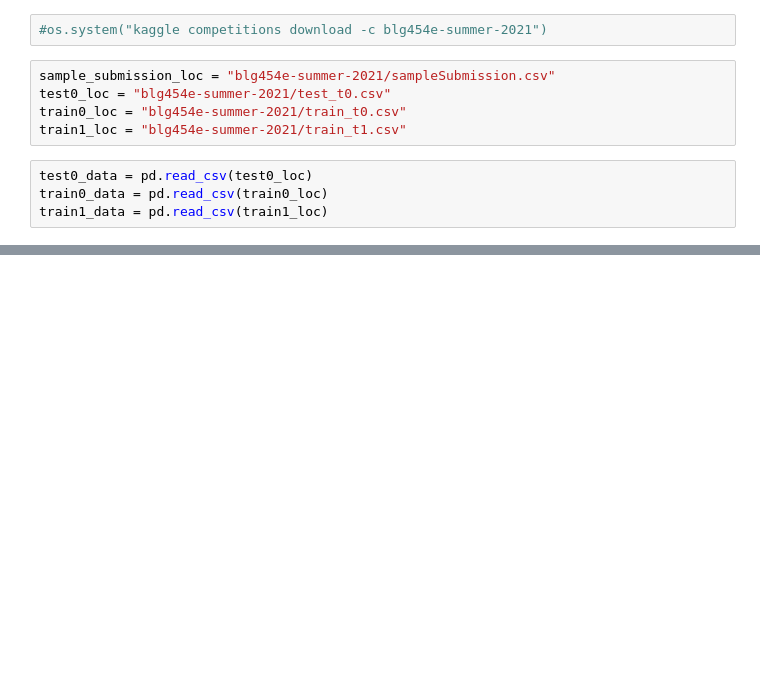
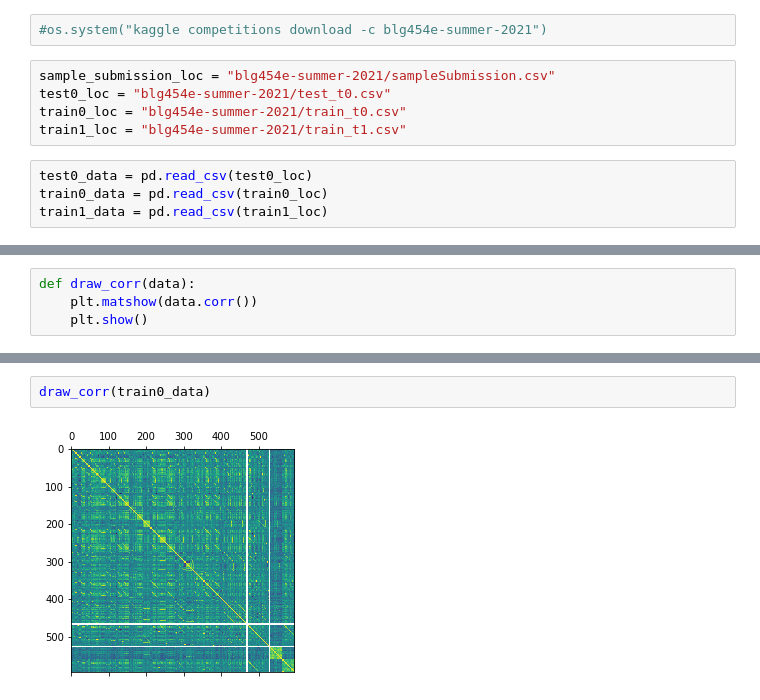
Before and after one commit to CaganKiper/LFD-2021-Term-Project, a Jupyter notebook: Kaggle.ipynb, the cells around one changed output, grey strips where cells are left out. Cells and saved outputs as stored; diff of their text form; blank space fills up the shorter version.

```diff
--- a/Kaggle.ipynb
+++ b/Kaggle.ipynb
@@ -14,0 +52,4 @@ train1_data = pd.read_csv(train1_loc)
+# %%
+def draw_corr(data):
+    plt.matshow(data.corr())
+    plt.show()
@@ -14,0 +104,4 @@ train1_data = pd.read_csv(train1_loc)
+# %%
+draw_corr(train0_data)
+# %% [output]
+[figure, added]
```
Also changed, not shown: parts of 7 cells of this notebook.
